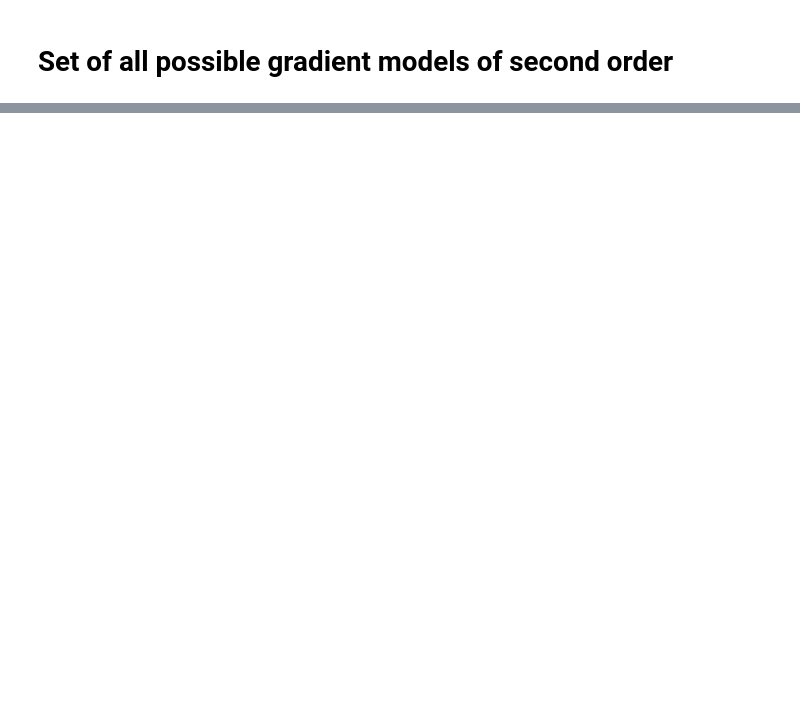
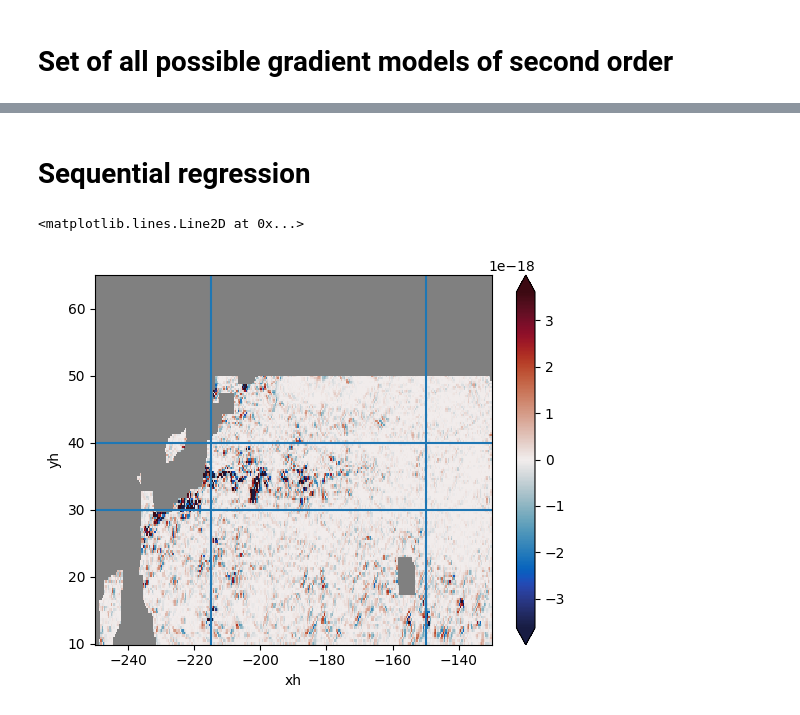
Before and after one commit to m2lines/ANN-momentum-mesoscale, a Jupyter notebook: notebooks/tensor-resgression.ipynb, the cells around one changed output, grey strips where cells are left out. Cells and saved outputs as stored; diff of their text form; code cells hidden in the pictures; blank space fills up the shorter version.

```diff
--- a/notebooks/tensor-resgression.ipynb
+++ b/notebooks/tensor-resgression.ipynb
@@ -601,0 +254,16 @@ for NGM2 in NGM2_set:
+# %% [markdown]
+# Sequential regression
+# %%
+#ds = xr.open_dataset('/scratch/pp2681/mom6/equation-discovery/global_D4_quadratic.nc')
+#set_of_features=[f'{i}' for i in range(70)]
+ds = xr.open_dataset('/scratch/pp2681/mom6/equation-discovery/Pacific_D2_DD6_NN3.nc')
+set_of_features=[f'{i}' for i in range(121)]
+# %%
+plot(ds.wet_nan10*ds['6'], selector=select_Pacific, cartopy=False)
+plt.axhline(y=30)
+plt.axhline(y=40)
+plt.axvline(x=-215)
+plt.axvline(x=-150)
+# %% [output]
+<matplotlib.lines.Line2D at 0x...>
+[figure, added]
```
Also changed, not shown: parts of 72 cells of this notebook, 3 other files.
